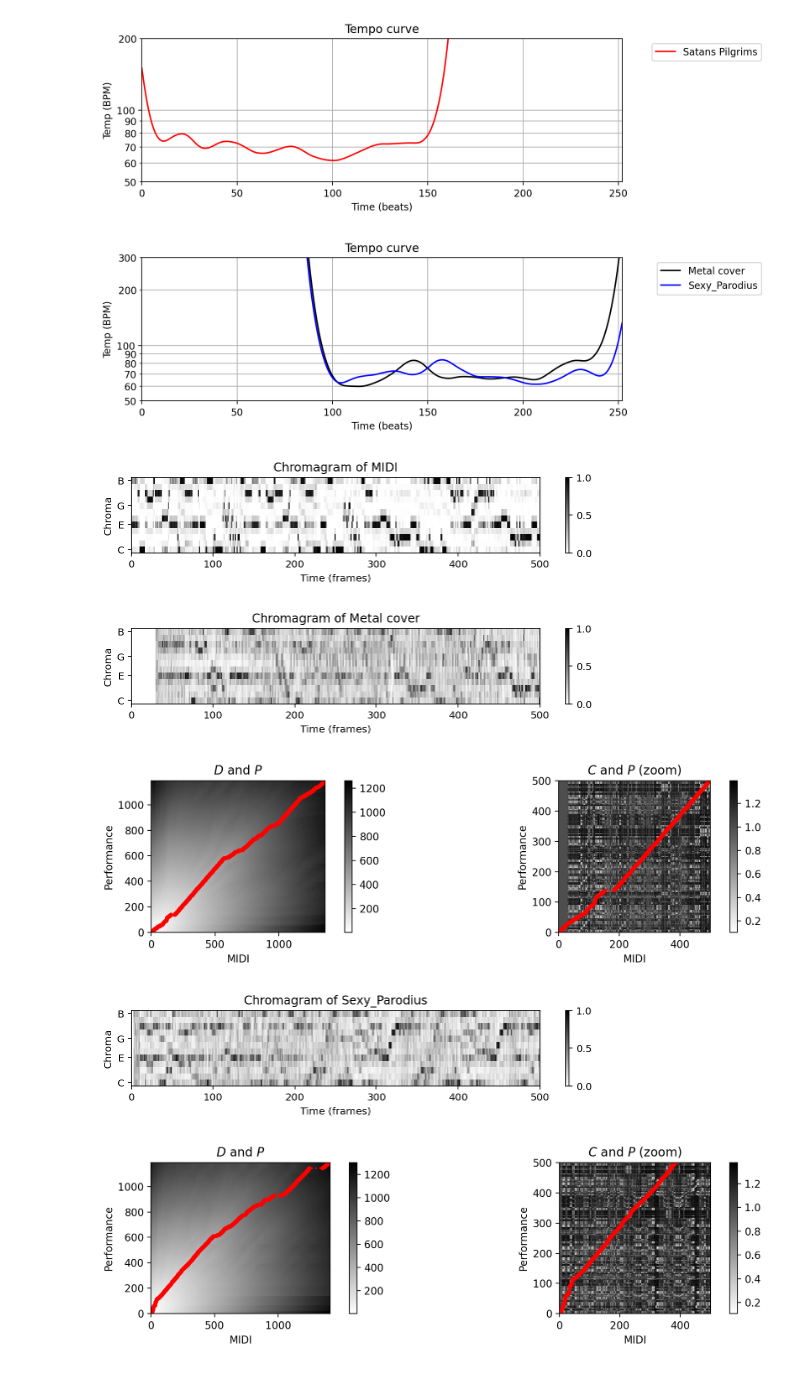
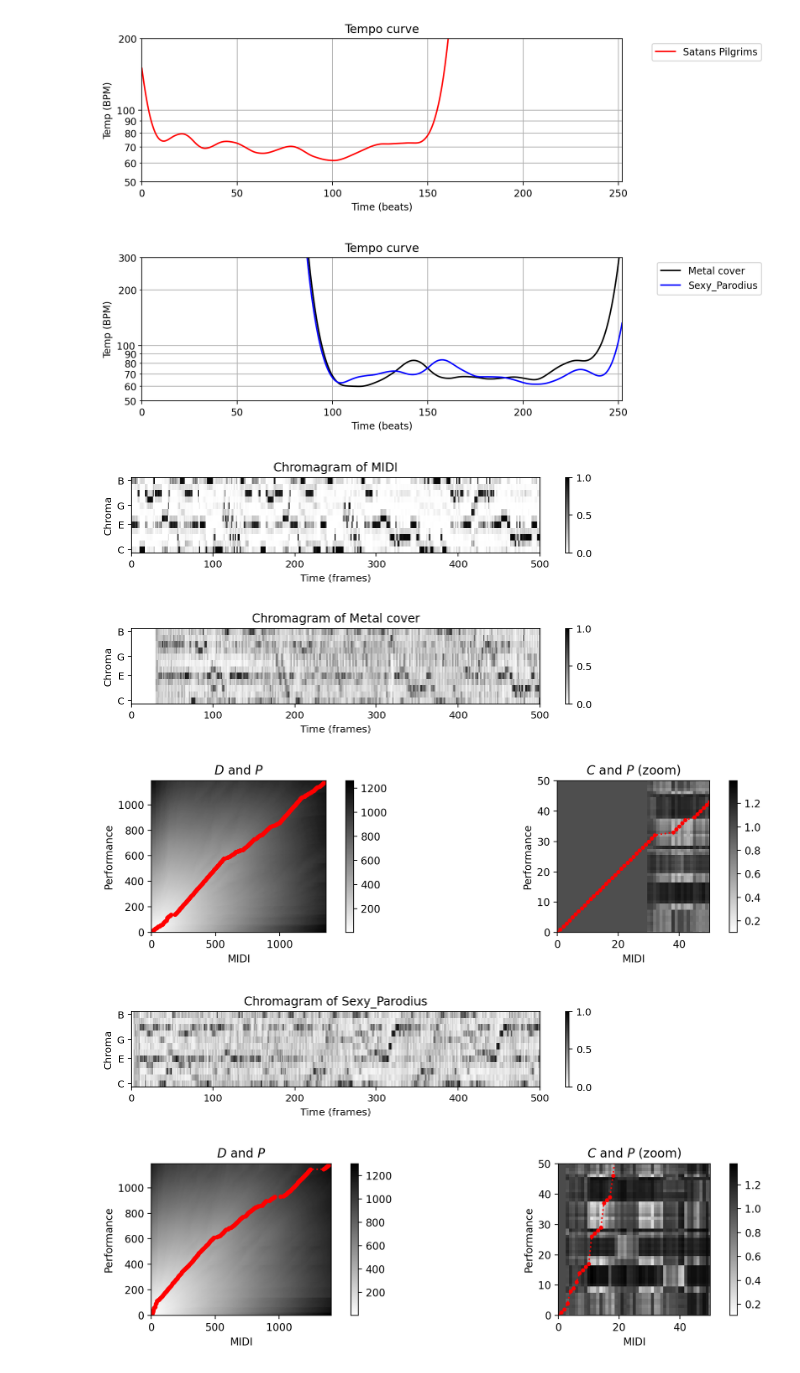
Before and after one commit to Brandirume/FundamentalsSoundProcessing, a Jupyter notebook: Hungarian Dance No. 5 Performance Analysis/Performance Analysis of hungariaan dance 5 of brahms.ipynb, the cells around one changed output. Drawn from its saved outputs; the diff is of its cells as text; code cells hidden in the pictures.

```diff
--- a/Hungarian Dance No. 5 Performance Analysis/Performance Analysis of hungariaan dance 5 of brahms.ipynb
+++ b/Hungarian Dance No. 5 Performance Analysis/Performance Analysis of hungariaan dance 5 of brahms.ipynb
@@ -500,7 +500,7 @@ for n in para_dict:
     x, Fs = librosa.load(fn_wav)
     win_len_beat = 32
     f_tempo, t_beat = compute_tempo_curve(score, x, win_len_beat=win_len_beat, Fs_beat=Fs_beat)
-    plot_tempo_curve(f_tempo, t_beat, ax=ax, color=color, label=performer, logscale=True, ylim=ylim)
+    plot_tempo_curve(f_tempo, t_beat, ax=ax, color=color, label=performer, logscale=True, ylim = ylim)
     #plot_tempo_curve(f_tempo, t_beat, ax=ax, color=color, label=performer, logscale=True, measure_pos=measure_pos_beat)
 ax.legend(loc='upper right', bbox_to_anchor=(1.3, 1))
 plt.tight_layout()
@@ -539,38 +539,38 @@ libfmp.c3.plot_matrix_with_points(D, P, linestyle=':', marker='.', ax=[ax[0]],
 libfmp.c3.plot_matrix_with_points(C, P, linestyle=':', marker='.', ax=[ax[1]],
                                   ylabel='Performance', xlabel='MIDI',
                                   title='$C$ and $P$ (zoom)', aspect='equal')
-ax[1].set_xlim(0,500)
-ax[1].set_ylim(0,500)
+ax[1].set_xlim(0,50)
+ax[1].set_ylim(0,50)
 plt.tight_layout()
 #-----------------------------------------------------------------------------------------------------------#
 performer, color, shift, fn_wav = para_dict[1]
 x_SP, Fs_SP = librosa.load(fn_wav)
 score_SP = libfmp.c1.csv_to_list(fn_score)
 X_SP = librosa.feature.chroma_stft(y=x_SP, sr=Fs_SP, norm=2, tuning=0, hop_length=H, n_fft=N)
 libfmp.b.plot_chromagram(X_SP, figsize=figsize, xlabel='Time (frames)', clim=[0, 1], title=f'Chromagram of {performer}', chroma_yticks=[0, 4, 7, 11]);
 ax = plt.gca()
 ax.set_xlim(0,500)
 #-----------------------------------------------------------------------------------------------------------#
 # Compute DTW and plot C, D, P
 C = libfmp.c3.compute_cost_matrix(X_MIDI, X_SP, metric='euclidean')
 sigma = np.array([[1, 0], [0, 1], [1, 1]])
 D, P = librosa.sequence.dtw(C=C, step_sizes_sigma=sigma)
 P = P[::-1, :]
 P = compute_strict_alignment_path(P)
 fig, ax = plt.subplots(1, 2, figsize=(11, 3))
 libfmp.c3.plot_matrix_with_points(D, P, linestyle=':', marker='.', ax=[ax[0]],
                                   ylabel='Performance', xlabel='MIDI',
                                   title='$D$ and $P$', aspect='equal')
 libfmp.c3.plot_matrix_with_points(C, P, linestyle=':', marker='.', ax=[ax[1]],
                                   ylabel='Performance', xlabel='MIDI',
                                   title='$C$ and $P$ (zoom)', aspect='equal')
-ax[1].set_xlim(0,500)
-ax[1].set_ylim(0,500)
+ax[1].set_xlim(0,50)
+ax[1].set_ylim(0,50)
 plt.tight_layout()
 # %% [output]
 [figure]
 [figure]
 [figure]
-[figure, old version]
+[figure, new version]
 [figure]
-[figure, old version]
+[figure, new version]
```
Also changed, not shown: parts of 2 cells of this notebook, 18 other files.
